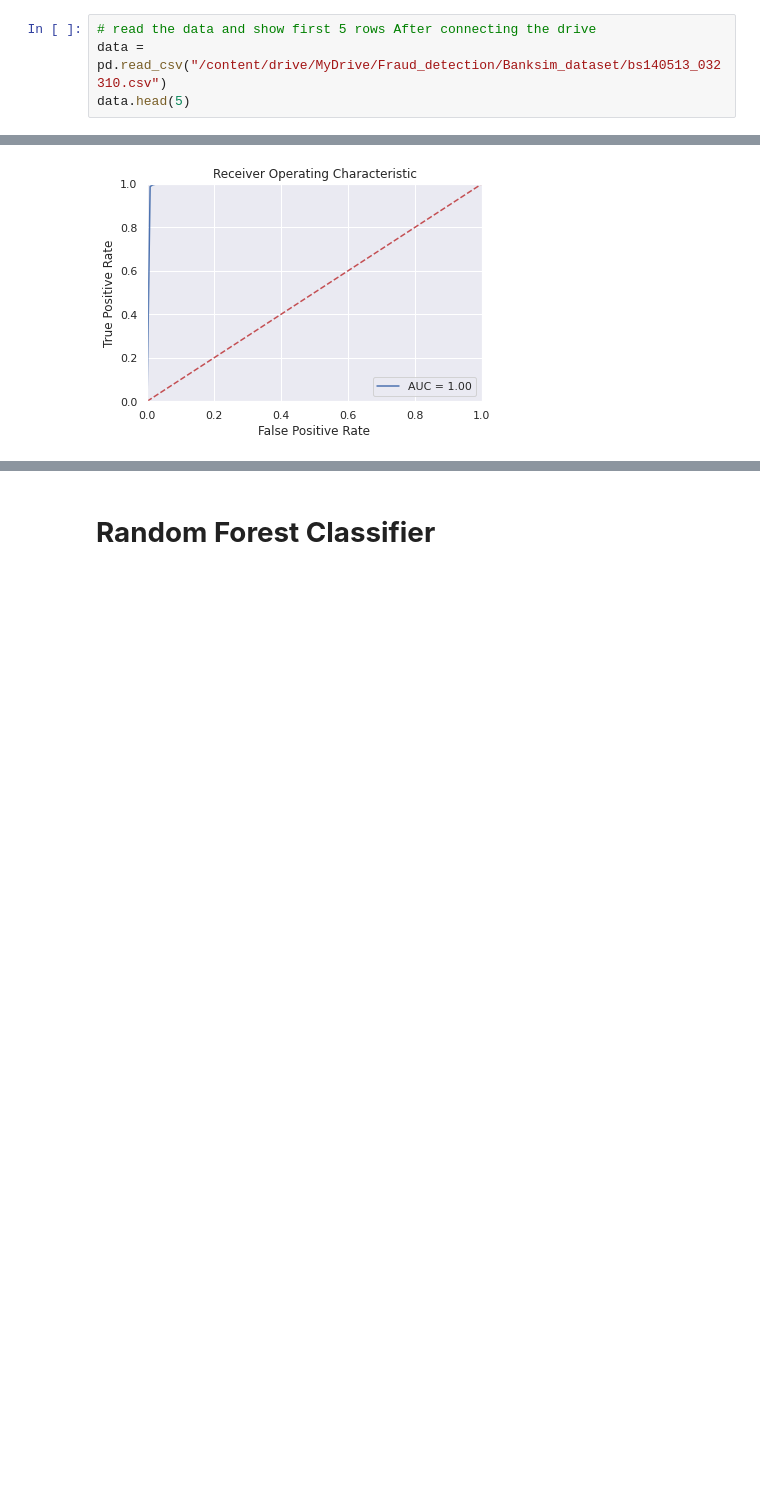
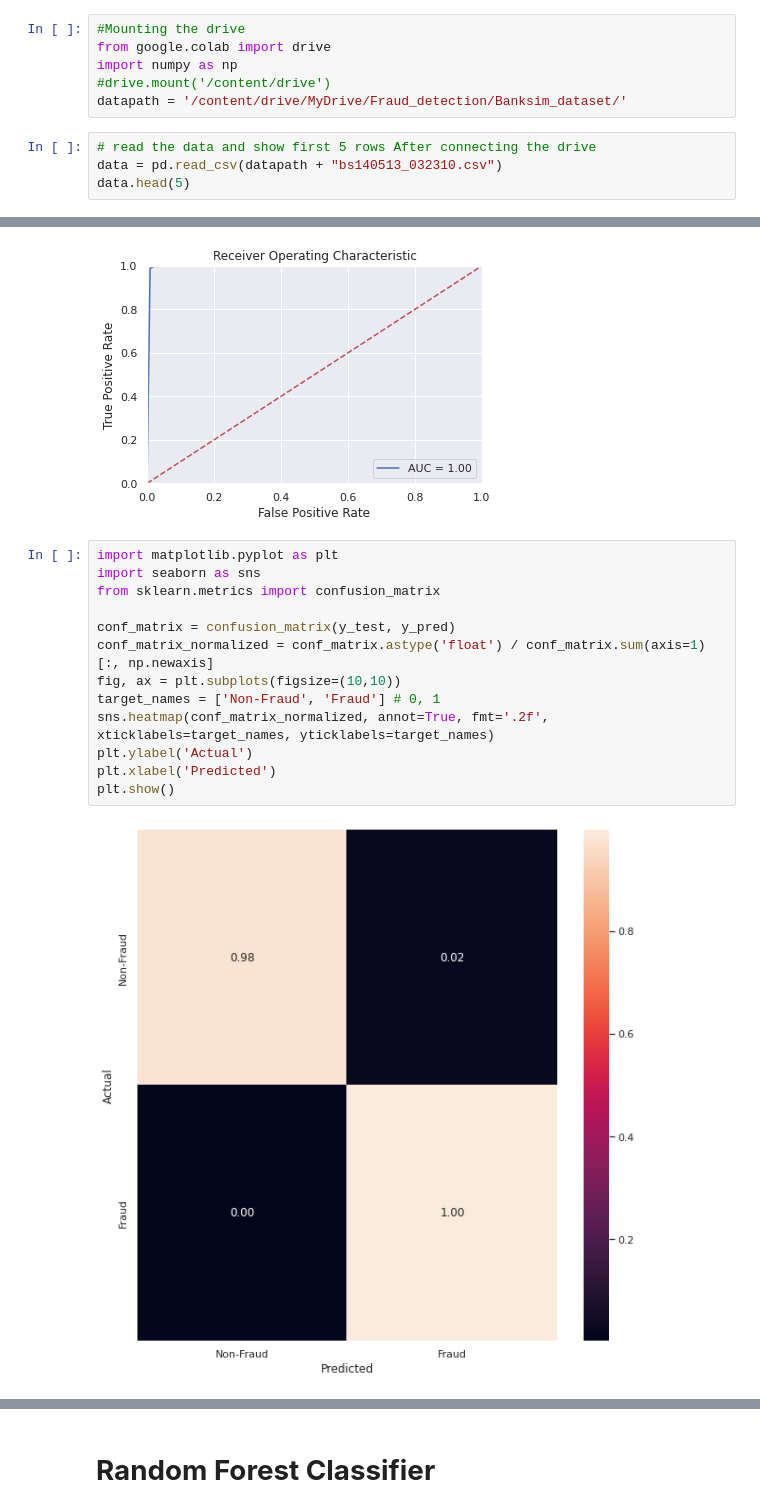
Before and after one commit to Foutse/Fraud-detection, a Jupyter notebook: Fraud_detection.ipynb, the cells around one changed output, grey strips where cells are left out. Cells and saved outputs as stored; diff of their text form; blank space fills up the shorter version.

```diff
--- a/Fraud_detection.ipynb
+++ b/Fraud_detection.ipynb
@@ -44,9 +44,15 @@ from sklearn.ensemble import RandomForestClassifier
 from sklearn.ensemble import VotingClassifier
 # %% [markdown]
 **Data importation**
+# %%
+#Mounting the drive
+from google.colab import drive
+import numpy as np
+#drive.mount('/content/drive')
+datapath = '/content/drive/MyDrive/Fraud_detection/Banksim_dataset/'
 # %%
 # read the data and show first 5 rows After connecting the drive
-data = pd.read_csv("/content/drive/MyDrive/Fraud_detection/Banksim_dataset/bs140513_032310.csv")
+data = pd.read_csv(datapath + "bs140513_032310.csv")
 data.head(5)
 # %% [output]
 |  | step | customer | age | gender | zipcodeOri | merchant | zipMerchant | category | amount | fraud |
@@ -390,3 +396,18 @@ Confusion Matrix of K-Nearest Neigbours:
  [[171999   4234]
  [   362 175871]]
 [figure]
+# %%
+import matplotlib.pyplot as plt
+import seaborn as sns
+from sklearn.metrics import confusion_matrix
+
+conf_matrix = confusion_matrix(y_test, y_pred)
+conf_matrix_normalized = conf_matrix.astype('float') / conf_matrix.sum(axis=1)[:, np.newaxis]
+fig, ax = plt.subplots(figsize=(10,10))
+target_names = ['Non-Fraud', 'Fraud'] # 0, 1
+sns.heatmap(conf_matrix_normalized, annot=True, fmt='.2f', xticklabels=target_names, yticklabels=target_names)
+plt.ylabel('Actual')
+plt.xlabel('Predicted')
+plt.show()
+# %% [output]
+[figure, added]
```
Also changed, not shown: parts of 22 cells of this notebook.
